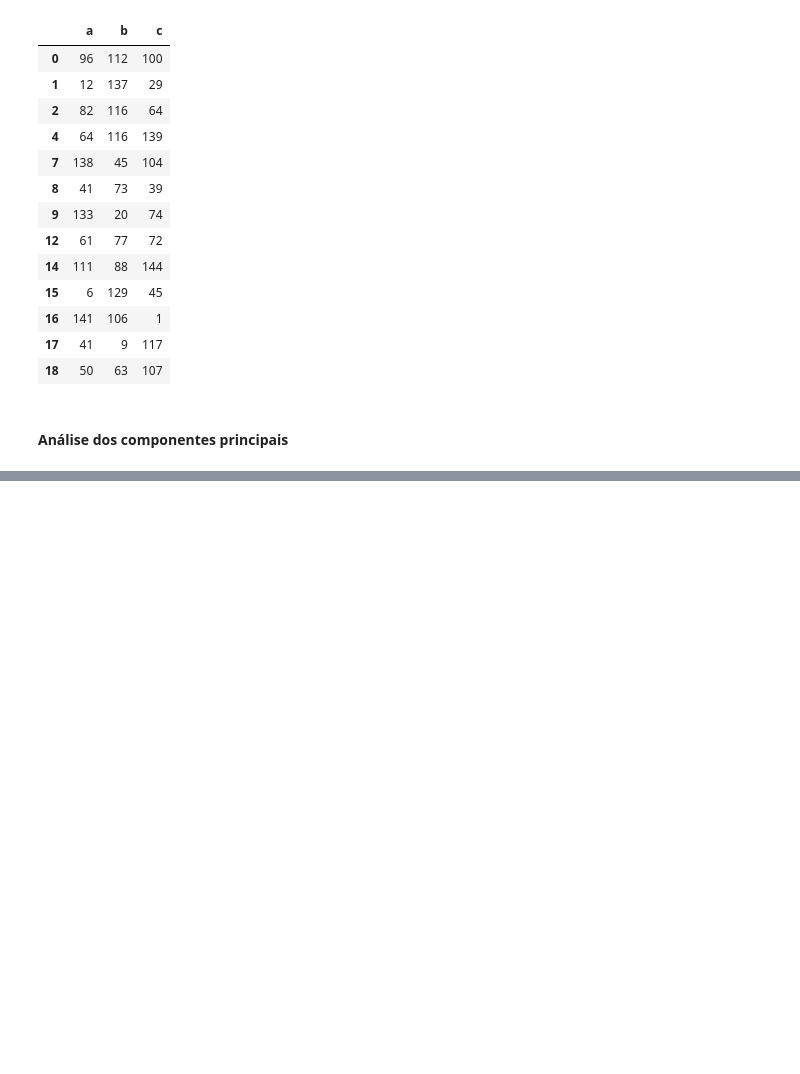
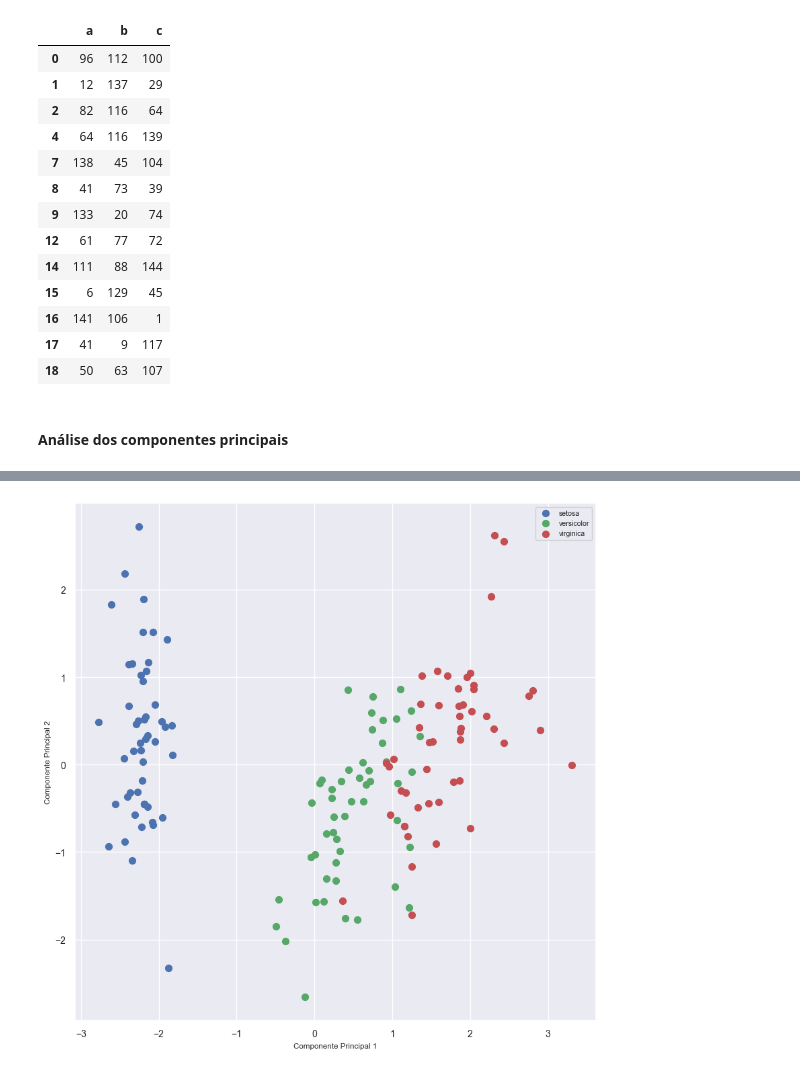
Before and after one commit to asegnibo/Aprendizado_de_maquina, a Jupyter notebook: 2. Preparação e transformação dos dados em pyhton.ipynb, the cells around one changed output, grey strips where cells are left out. Cells and saved outputs as stored; diff of their text form; code cells hidden in the pictures; blank space fills up the shorter version.

```diff
--- a/2. Preparação e transformação dos dados em pyhton.ipynb
+++ b/2. Preparação e transformação dos dados em pyhton.ipynb
@@ -492,0 +541,18 @@ data
+# %%
+colors = ['b', 'g', 'r', 'c', 'm', 'y', 'k','w']
+aux = 0
+plt.figure(figsize = (10,10))
+
+for c in classes:
+    nodes = np.where(y == c)
+    plt.scatter(pca_result[nodes,0], pca_result[nodes,1], s = 50, color = colors[aux], label = c)
+    aux = aux + 1
+
+plt.legend()
+plt.xlabel("Componente Principal 1")
+plt.ylabel("Componente Principal 2")
+plt.xticks(fontsize = 10)
+plt.yticks(fontsize = 10)
+plt.show()
+# %% [output]
+[figure, added]
```
Also changed, not shown: parts of 7 cells of this notebook.
